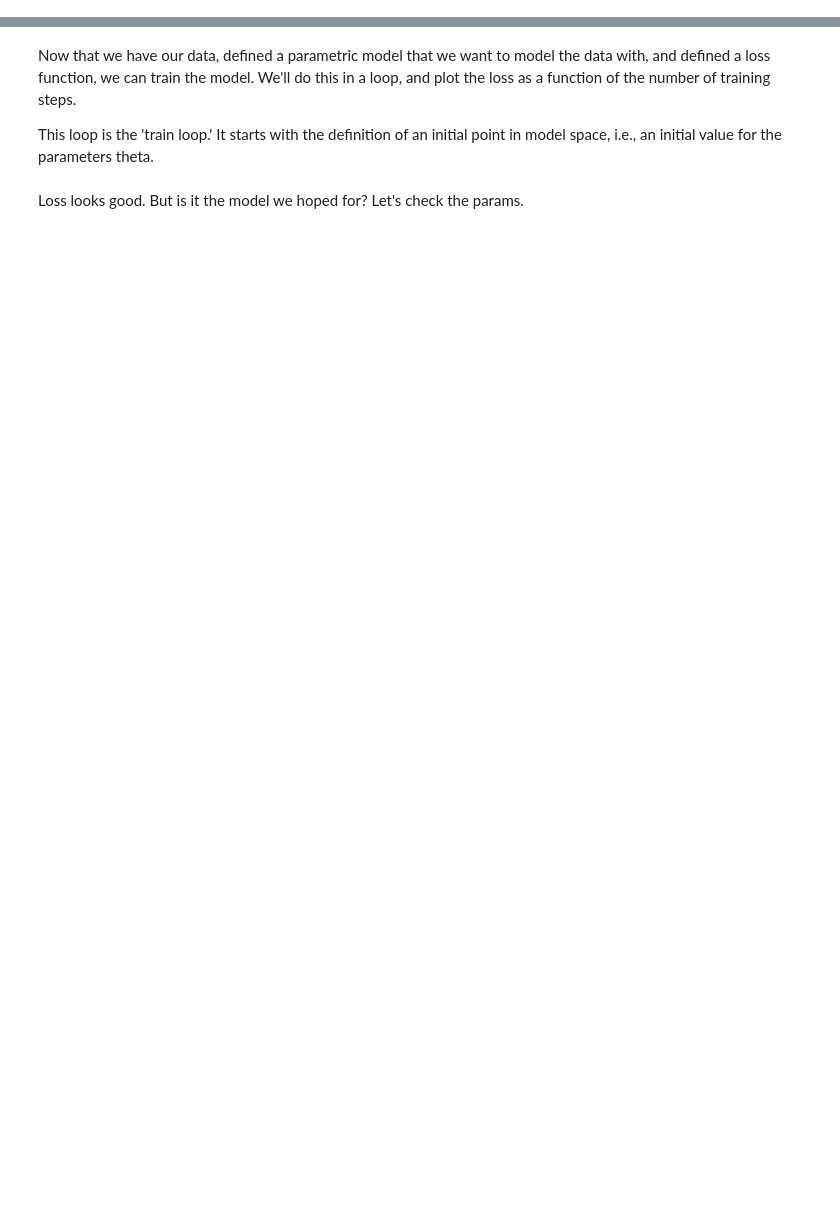
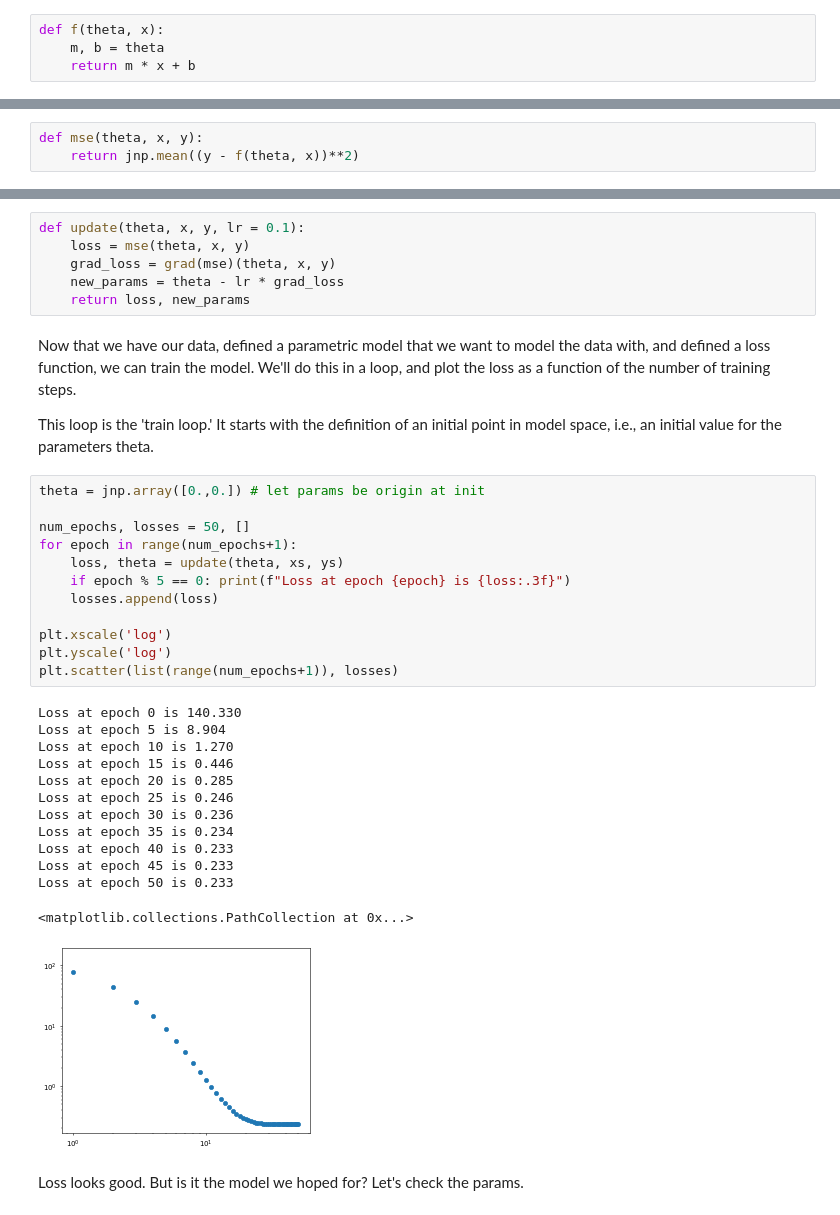
Before and after one commit to jimhalverson/COMP2023, a Jupyter notebook: notebooks/Intro to Python/5_Lecture_Neural Networks.ipynb, the cells around one changed output, grey strips where cells are left out. Cells and saved outputs as stored; diff of their text form; blank space fills up the shorter version.

```diff
--- a/notebooks/Intro to Python/5_Lecture_Neural Networks.ipynb
+++ b/notebooks/Intro to Python/5_Lecture_Neural Networks.ipynb
@@ -48,13 +119,52 @@ Imagine that we didn't generate this data ourselves, instead that some experimen
 $f(x) = mx + b$
 
 is a good model, but a prior in an experimental setup we wouldn't know that. Still, let's proceed, by defining the model itself.
+# %%
+def f(theta, x):
+    m, b = theta
+    return m * x + b
 # %% [markdown]
 Now, for any specific values of $m$ and $b$, $f(x)$ makes predictions, and we want to know whether those predictions are good or bad relative to the ground truth values encoded in the variable `ys`. For that, we need a loss function, we'll use mean-squared error (MSE).
+# %%
+def mse(theta, x, y):
+    return jnp.mean((y - f(theta, x))**2)
 # %% [markdown]
 We want to train this function to make better predictions, i.e. we want to move in parameter space to make the predictions better. For that, we use a gradient descent update.
+# %%
+def update(theta, x, y, lr = 0.1):
+    loss = mse(theta, x, y)
+    grad_loss = grad(mse)(theta, x, y)
+    new_params = theta - lr * grad_loss
+    return loss, new_params
 # %% [markdown]
 Now that we have our data, defined a parametric model that we want to model the data with, and defined a loss function, we can train the model. We'll do this in a loop, and plot the loss as a function of the number of training steps.
 
 This loop is the 'train loop.' It starts with the definition of an initial point in model space, i.e., an initial value for the parameters theta.
+# %%
+theta = jnp.array([0.,0.]) # let params be origin at init
+
+num_epochs, losses = 50, []
+for epoch in range(num_epochs+1):
+    loss, theta = update(theta, xs, ys)
+    if epoch % 5 == 0: print(f"Loss at epoch {epoch} is {loss:.3f}")
+    losses.append(loss)
+
+plt.xscale('log')
+plt.yscale('log')
+plt.scatter(list(range(num_epochs+1)), losses)
+# %% [output]
+Loss at epoch 0 is 140.330
+Loss at epoch 5 is 8.904
+Loss at epoch 10 is 1.270
+Loss at epoch 15 is 0.446
+Loss at epoch 20 is 0.285
+Loss at epoch 25 is 0.246
+Loss at epoch 30 is 0.236
+Loss at epoch 35 is 0.234
+Loss at epoch 40 is 0.233
+Loss at epoch 45 is 0.233
+Loss at epoch 50 is 0.233
+<matplotlib.collections.PathCollection at 0x...>
+[figure, added]
 # %% [markdown]
 Loss looks good. But is it the model we hoped for? Let's check the params.
```
Also changed, not shown: parts of 18 cells of this notebook.
